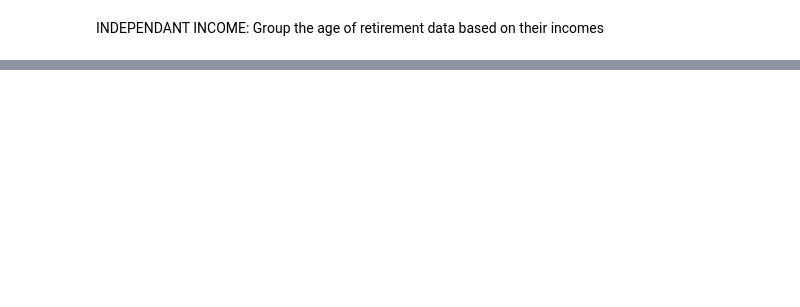
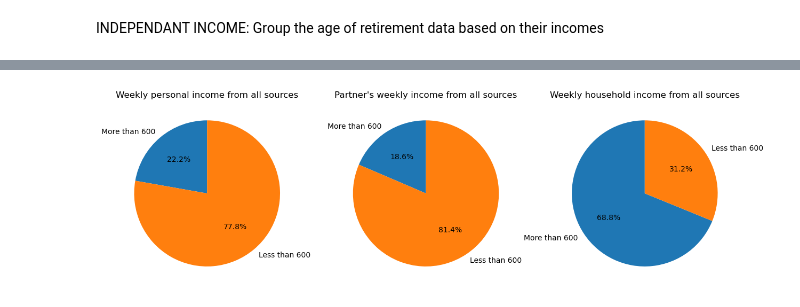
Before and after one commit to braydonnugent/Project1_Group4, a Jupyter notebook: retirement_analysis.ipynb, the cells around one changed output, grey strips where cells are left out. Cells and saved outputs as stored; diff of their text form; code cells hidden in the pictures; blank space fills up the shorter version.

```diff
--- a/retirement_analysis.ipynb
+++ b/retirement_analysis.ipynb
@@ -235,0 +165,43 @@ plt.show()
+# %%
+classifications = chart_data2['Classification'].unique()
+
+more_than_600 = {classification: [] for classification in classifications}
+less_than_600 = {classification: [] for classification in classifications}
+
+for index, row in chart_data2.iterrows():
+    numeric_reference = row['Numeric_Reference']
+
+    if numeric_reference is not None:
+        numeric_reference = int(numeric_reference)
+        if numeric_reference > 4:
+            more_than_600[row['Classification']].append(row['Total Retirees (thousands)'])
+        else:
+            less_than_600[row['Classification']].append(row['Total Retirees (thousands)'])
+
+
+more_than_600 = {classification: sum(values) for classification, values in more_than_600.items()}
+less_than_600 = {classification: sum(values) for classification, values in less_than_600.items()}
+
+more_than_600_num = [value for value in more_than_600.values()]
+less_than_600_num = [value for value in less_than_600.values()]
+
+more_than_600_words = list(more_than_600.keys())
+less_than_600_words = list(less_than_600.keys())
+# %%
+labels = ['More than 600', 'Less than 600']
+
+comparison_values = []
+
+for i in range(len(more_than_600)):
+    comparison_values.append([more_than_600_num[i], less_than_600_num[i]])
+
+# Plotting
+fig, axs = plt.subplots(1, len(more_than_600_num), figsize=(5 * len(more_than_600_num), 5))
+
+for i in range(len(more_than_600_num)):
+    axs[i].pie(comparison_values[i], labels=labels, autopct='%1.1f%%', startangle=90)
+    axs[i].set_title(f'{more_than_600_words[i]}')
+
+plt.show()
+# %% [output]
+[figure, added]
```
Also changed, not shown: parts of 12 cells of this notebook, 1 other file.
